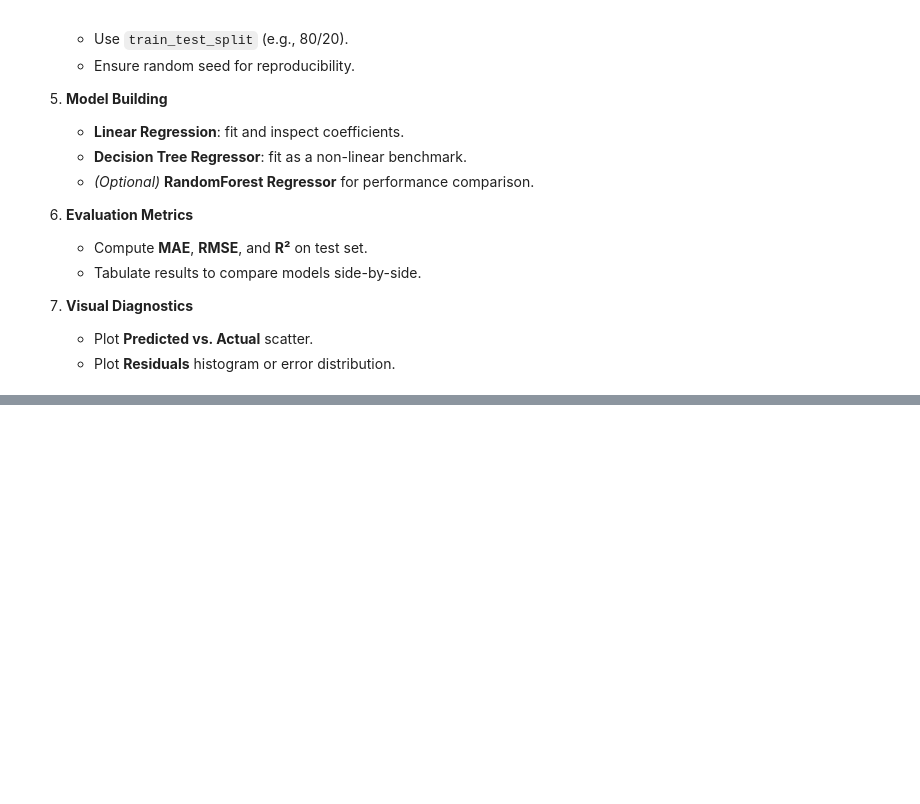
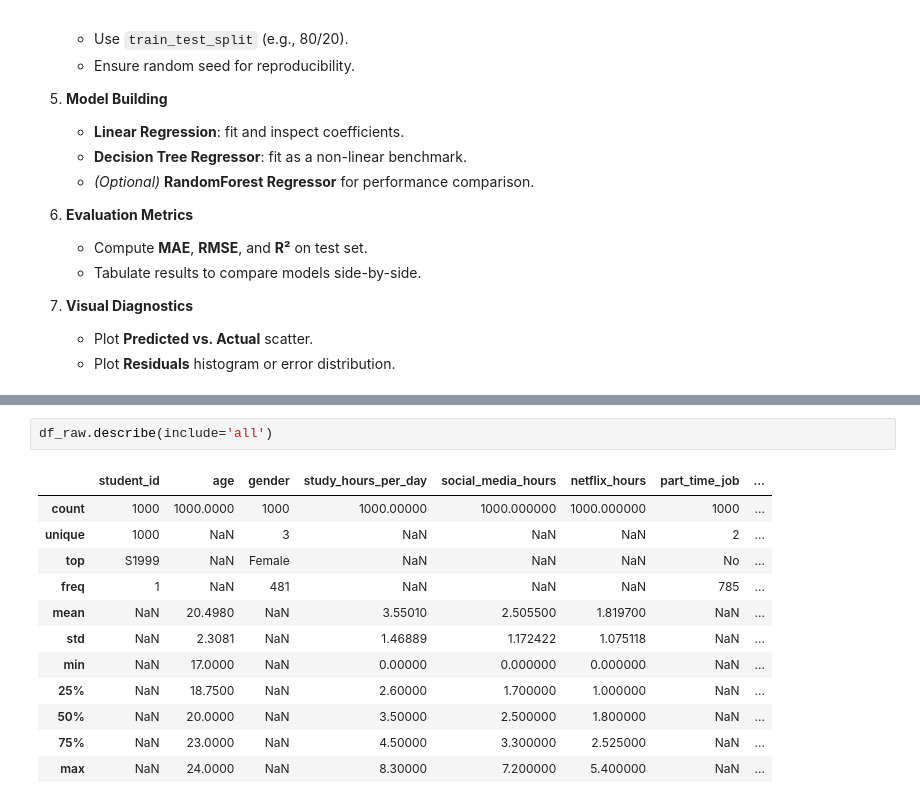
Before and after one commit to puck-arthur/data-learning, a Jupyter notebook: notebooks/week2_regression_scikit_refresher.ipynb, the cells around one changed output, grey strips where cells are left out. Cells and saved outputs as stored; diff of their text form; blank space fills up the shorter version.

```diff
--- a/notebooks/week2_regression_scikit_refresher.ipynb
+++ b/notebooks/week2_regression_scikit_refresher.ipynb
@@ -34,0 +73,15 @@
+# %%
+df_raw.describe(include='all')
+# %% [output]
+|  | student_id | age | gender | study_hours_per_day | social_media_hours | netflix_hours | part_time_job | ... |
+| count | 1000 | 1000.0000 | 1000 | 1000.00000 | 1000.000000 | 1000.000000 | 1000 | ... |
+| unique | 1000 | NaN | 3 | NaN | NaN | NaN | 2 | ... |
+| top | S1999 | NaN | Female | NaN | NaN | NaN | No | ... |
+| freq | 1 | NaN | 481 | NaN | NaN | NaN | 785 | ... |
+| mean | NaN | 20.4980 | NaN | 3.55010 | 2.505500 | 1.819700 | NaN | ... |
+| std | NaN | 2.3081 | NaN | 1.46889 | 1.172422 | 1.075118 | NaN | ... |
+| min | NaN | 17.0000 | NaN | 0.00000 | 0.000000 | 0.000000 | NaN | ... |
+| 25% | NaN | 18.7500 | NaN | 2.60000 | 1.700000 | 1.000000 | NaN | ... |
+| 50% | NaN | 20.0000 | NaN | 3.50000 | 2.500000 | 1.800000 | NaN | ... |
+| 75% | NaN | 23.0000 | NaN | 4.50000 | 3.300000 | 2.525000 | NaN | ... |
+| max | NaN | 24.0000 | NaN | 8.30000 | 7.200000 | 5.400000 | NaN | ... |
```
Also changed, not shown: parts of 11 cells of this notebook.
